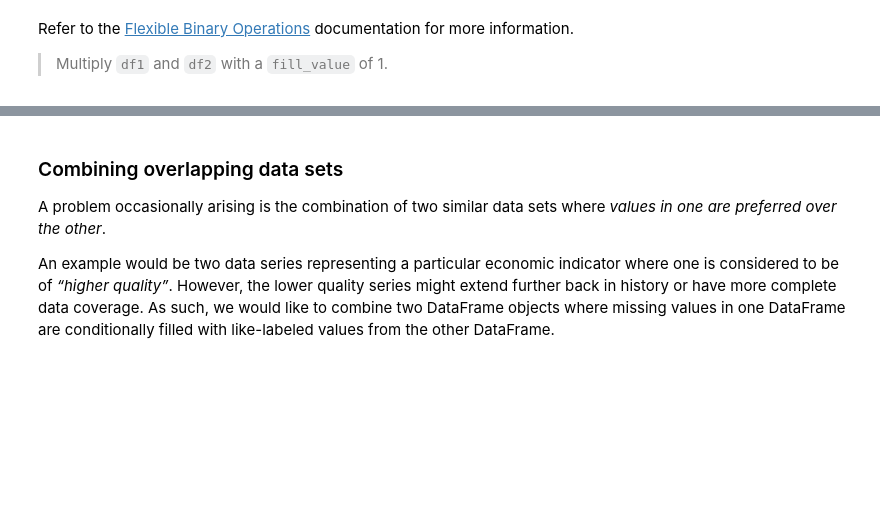
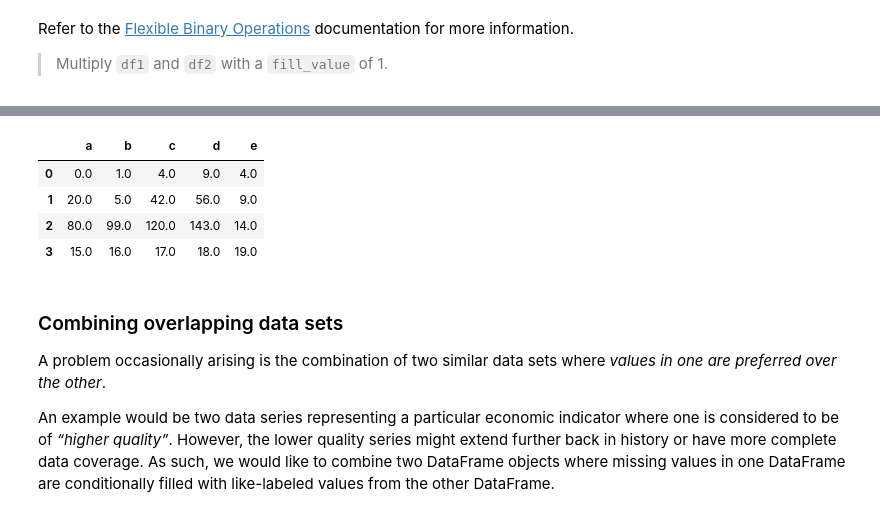
Before and after one commit to spideyeng/5m-data-1.7-intro-pandas, a Jupyter notebook: notebooks/pandas_lesson.ipynb, the cells around one changed output, grey strips where cells are left out. Saved outputs shown, nothing was run; the diff lists cells and outputs as text; code cells hidden in the pictures; blank space fills up the shorter version.

```diff
--- a/notebooks/pandas_lesson.ipynb
+++ b/notebooks/pandas_lesson.ipynb
@@ -1239,3 +1309,12 @@ Refer to the [Flexible Binary Operations](https://pandas.pydata.org/pandas-docs/
+# %%
+#my working
+df1.multiply(df2, fill_value=1)
+# %% [output]
+|  | a | b | c | d | e |
+| 0 | 0.0 | 1.0 | 4.0 | 9.0 | 4.0 |
+| 1 | 20.0 | 5.0 | 42.0 | 56.0 | 9.0 |
+| 2 | 80.0 | 99.0 | 120.0 | 143.0 | 14.0 |
+| 3 | 15.0 | 16.0 | 17.0 | 18.0 | 19.0 |
 # %% [markdown]
 ### Combining overlapping data sets
 
```
Also changed, not shown: parts of 24 cells of this notebook.
